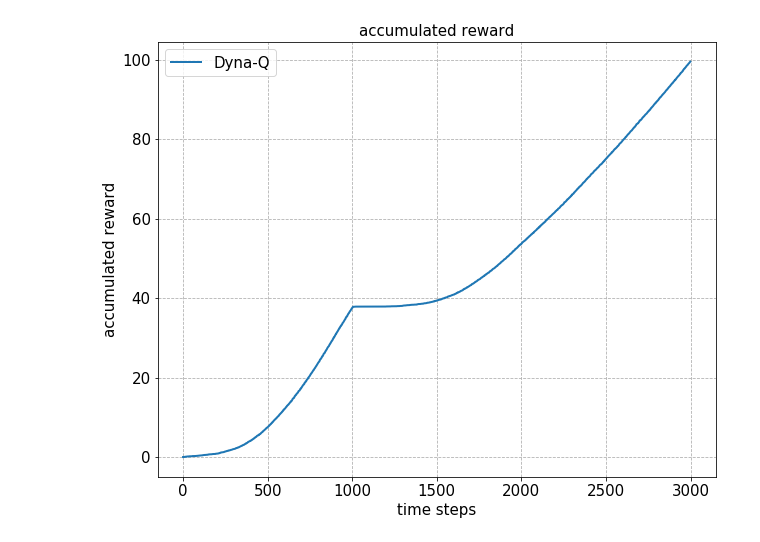
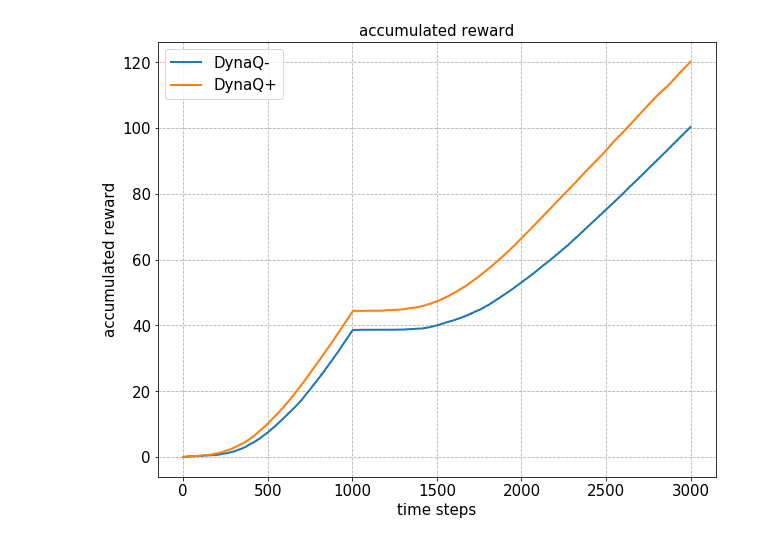
Before and after one commit to yyang768osu/sutton-rl-notes, a Jupyter notebook: DynaMaze/DynaMaze.ipynb, the cells around one changed output. Cells and saved outputs as stored; diff of their text form; code cells hidden in the pictures.

Commit message:
Add Shortcut Maze setup and plot difference between DynaQ+ and DynaQ-

```diff
--- a/DynaMaze/DynaMaze.ipynb
+++ b/DynaMaze/DynaMaze.ipynb
@@ -49,17 +78,22 @@ acc_reward = acc_reward/num_instances
 # %%
 fig, ax = plt.subplots(figsize=(10,8))
 fontsize = 15
 ax.plot(range(3000),
-        acc_reward,
+        acc_reward_dyna_q,
         linewidth=2,
         linestyle='-',
-        label='Dyna-Q')
+        label='DynaQ-')
+ax.plot(range(3000),
+        acc_reward_dyna_q_plus,
+        linewidth=2,
+        linestyle='-',
+        label='DynaQ+')
 ax.grid(linestyle='--')
 ax.legend(loc='best', fontsize=fontsize)
 ax.set_xlabel('time steps', fontsize=fontsize)
 ax.set_ylabel('accumulated reward', fontsize=fontsize)
 ax.set_title('accumulated reward', fontsize=fontsize)
 ax.tick_params(labelsize=fontsize)
 plt.show()
 # %% [output]
-[figure, old version]
+[figure, new version]
```
Also changed, not shown: parts of 3 cells of this notebook, 1 other file.
